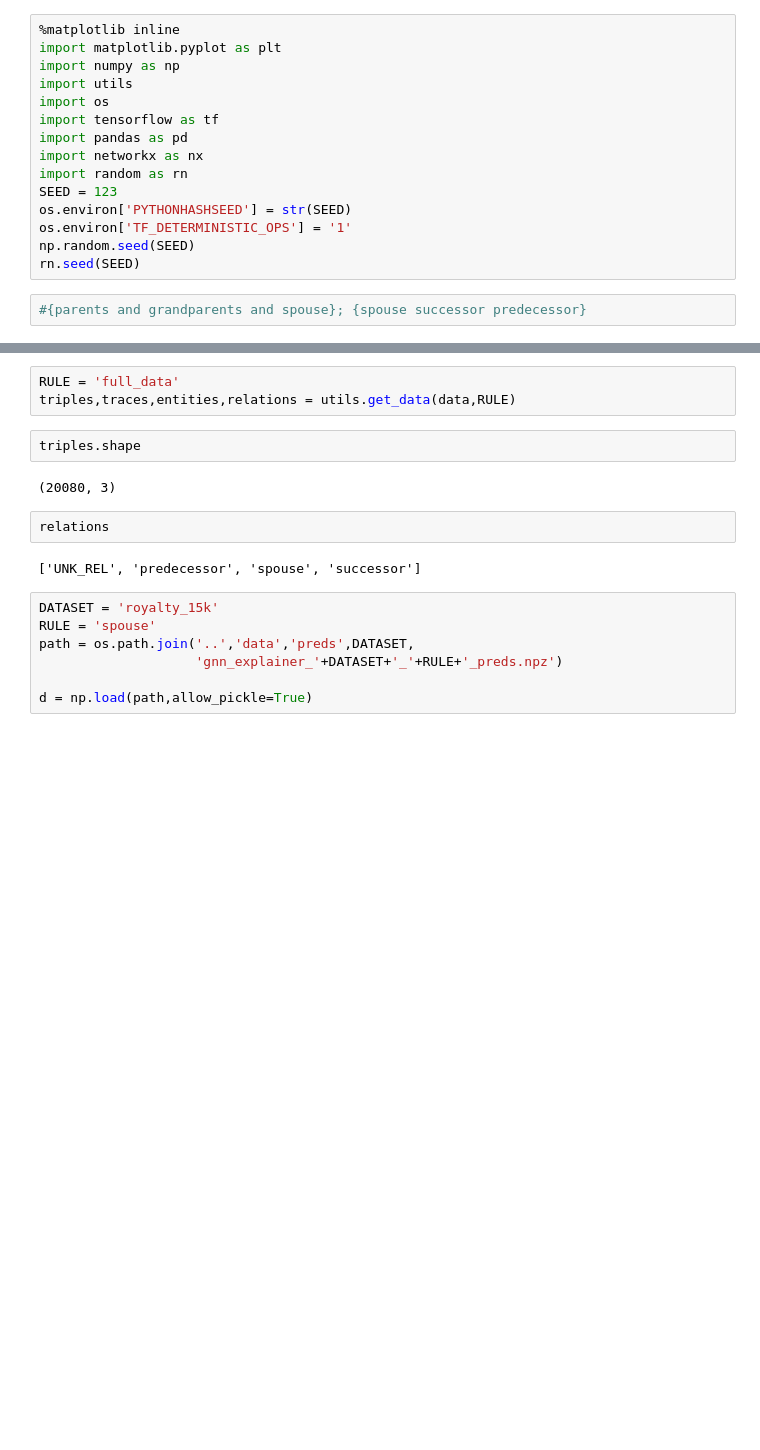
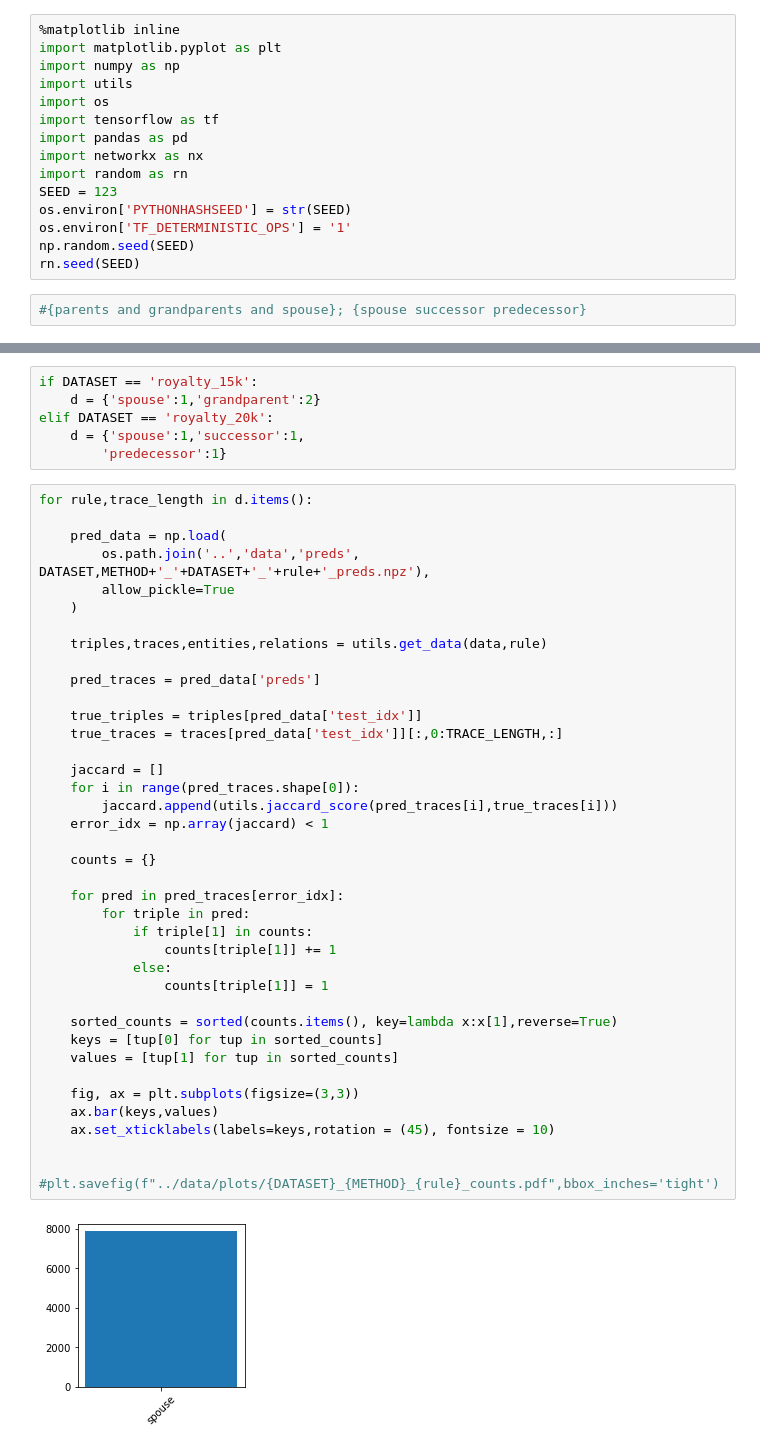
Before and after one commit to halliwelln/Explain-KG, a Jupyter notebook: code/error_analysis.ipynb, the cells around one changed output, grey strips where cells are left out. Saved outputs shown, nothing was run; the diff lists cells and outputs as text; blank space fills up the shorter version.

```diff
--- a/code/error_analysis.ipynb
+++ b/code/error_analysis.ipynb
@@ -622,18 +626,46 @@ data = np.load(os.path.join('..','data','royalty_20k.npz'))
-# %%
-RULE = 'full_data'
-triples,traces,entities,relations = utils.get_data(data,RULE)
-# %%
-triples.shape
-# %% [output]
-(20080, 3)
-# %%
-relations
-# %% [output]
-['UNK_REL', 'predecessor', 'spouse', 'successor']
-# %%
-DATASET = 'royalty_15k'
-RULE = 'spouse'
-path = os.path.join('..','data','preds',DATASET,
-                    'gnn_explainer_'+DATASET+'_'+RULE+'_preds.npz')
-
-d = np.load(path,allow_pickle=True)
+# %%
+if DATASET == 'royalty_15k':
+    d = {'spouse':1,'grandparent':2}
+elif DATASET == 'royalty_20k':
+    d = {'spouse':1,'successor':1,
+        'predecessor':1}
+# %%
+for rule,trace_length in d.items():
+
+    pred_data = np.load(
+        os.path.join('..','data','preds', DATASET,METHOD+'_'+DATASET+'_'+rule+'_preds.npz'),
+        allow_pickle=True
+    )
+
+    triples,traces,entities,relations = utils.get_data(data,rule)
+
+    pred_traces = pred_data['preds']
+
+    true_triples = triples[pred_data['test_idx']]
+    true_traces = traces[pred_data['test_idx']][:,0:TRACE_LENGTH,:]
+
+    jaccard = []
+    for i in range(pred_traces.shape[0]):
+        jaccard.append(utils.jaccard_score(pred_traces[i],true_traces[i]))
+    error_idx = np.array(jaccard) < 1
+
+    counts = {}
+
+    for pred in pred_traces[error_idx]:
+        for triple in pred:
+            if triple[1] in counts:
+                counts[triple[1]] += 1
+            else:
+                counts[triple[1]] = 1
+
+    sorted_counts = sorted(counts.items(), key=lambda x:x[1],reverse=True)
+    keys = [tup[0] for tup in sorted_counts]
+    values = [tup[1] for tup in sorted_counts]
+
+    fig, ax = plt.subplots(figsize=(3,3))
+    ax.bar(keys,values)
+    ax.set_xticklabels(labels=keys,rotation = (45), fontsize = 10)
+
+    #plt.savefig(f"../data/plots/{DATASET}_{METHOD}_{rule}_counts.pdf",bbox_inches='tight')
+# %% [output]
+[figure, added]
```
Also changed, not shown: parts of 2 cells of this notebook, 32 other files.
